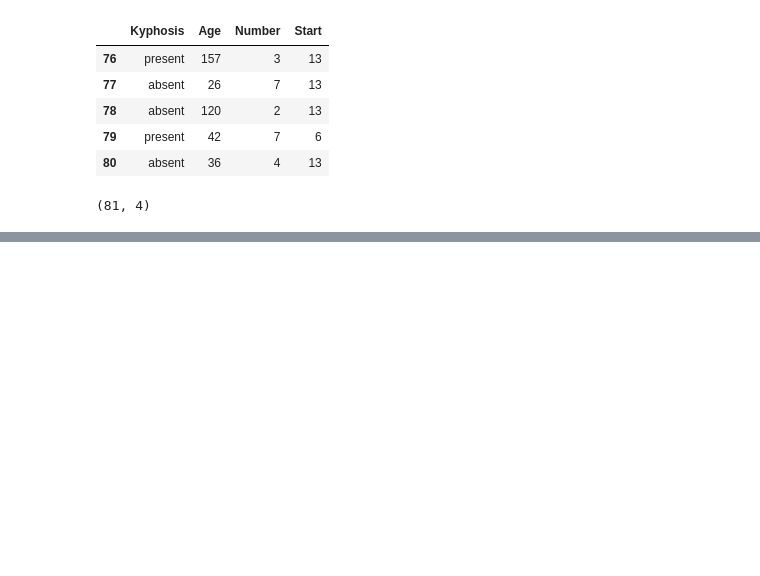
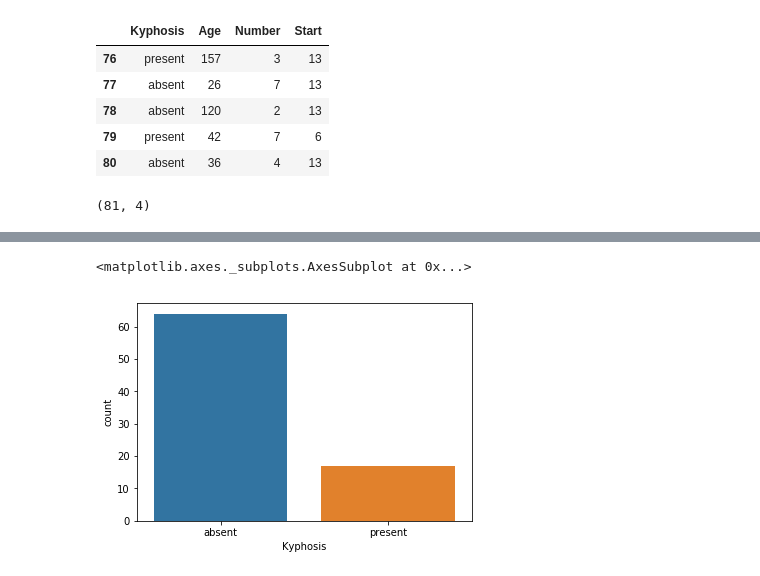
Before and after one commit to sagecodes/kyphsis-classifier-random-forest, a Jupyter notebook: kyphosis-prediction-random-forest.ipynb, the cells around one changed output, grey strips where cells are left out. Saved outputs shown, nothing was run; the diff lists cells and outputs as text; code cells hidden in the pictures; blank space fills up the shorter version.

```diff
--- a/kyphosis-prediction-random-forest.ipynb
+++ b/kyphosis-prediction-random-forest.ipynb
@@ -36,0 +50,5 @@ kyphosis_df.shape
+# %%
+sns.countplot(kyphosis_df['Kyphosis'], label ='Count')
+# %% [output]
+<matplotlib.axes._subplots.AxesSubplot at 0x...>
+[figure, added]
```
Also changed, not shown: parts of 20 cells of this notebook.
